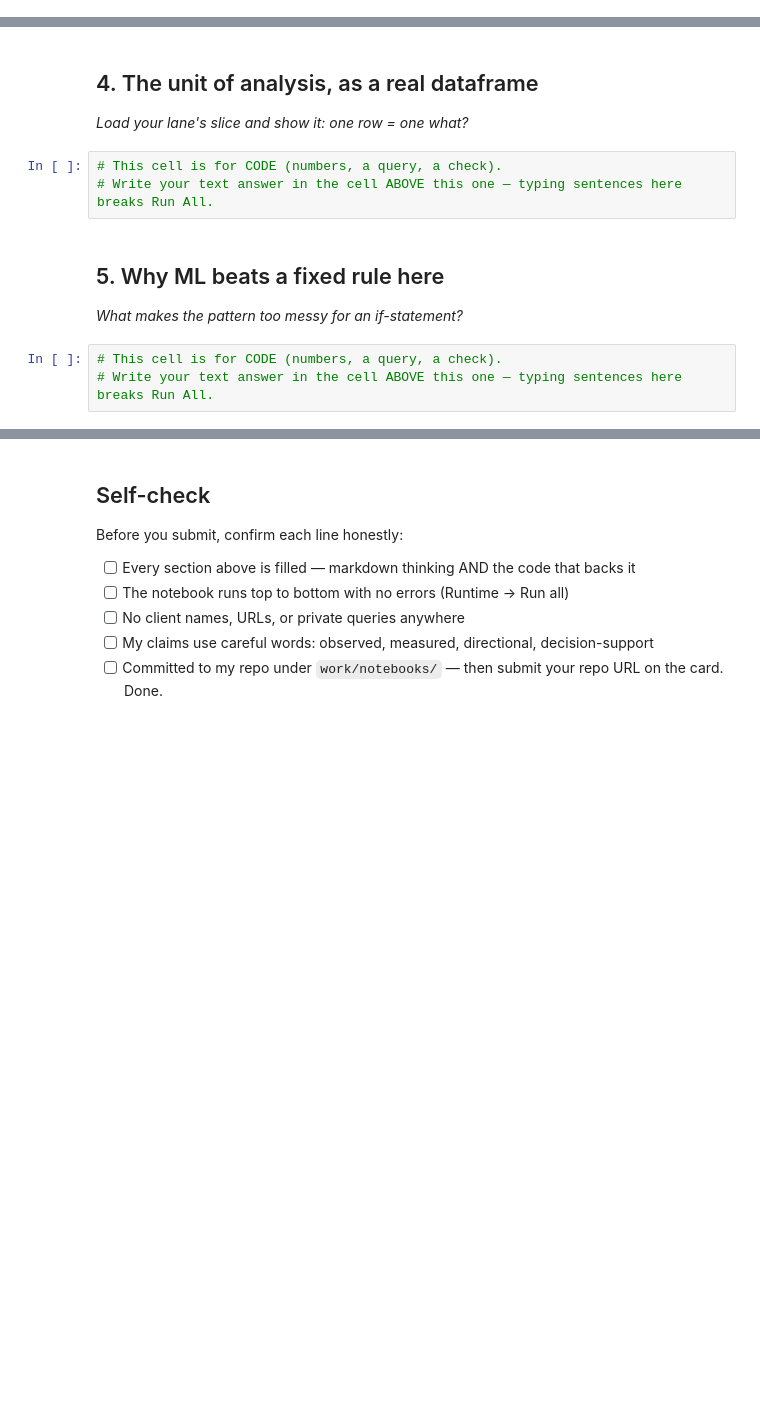
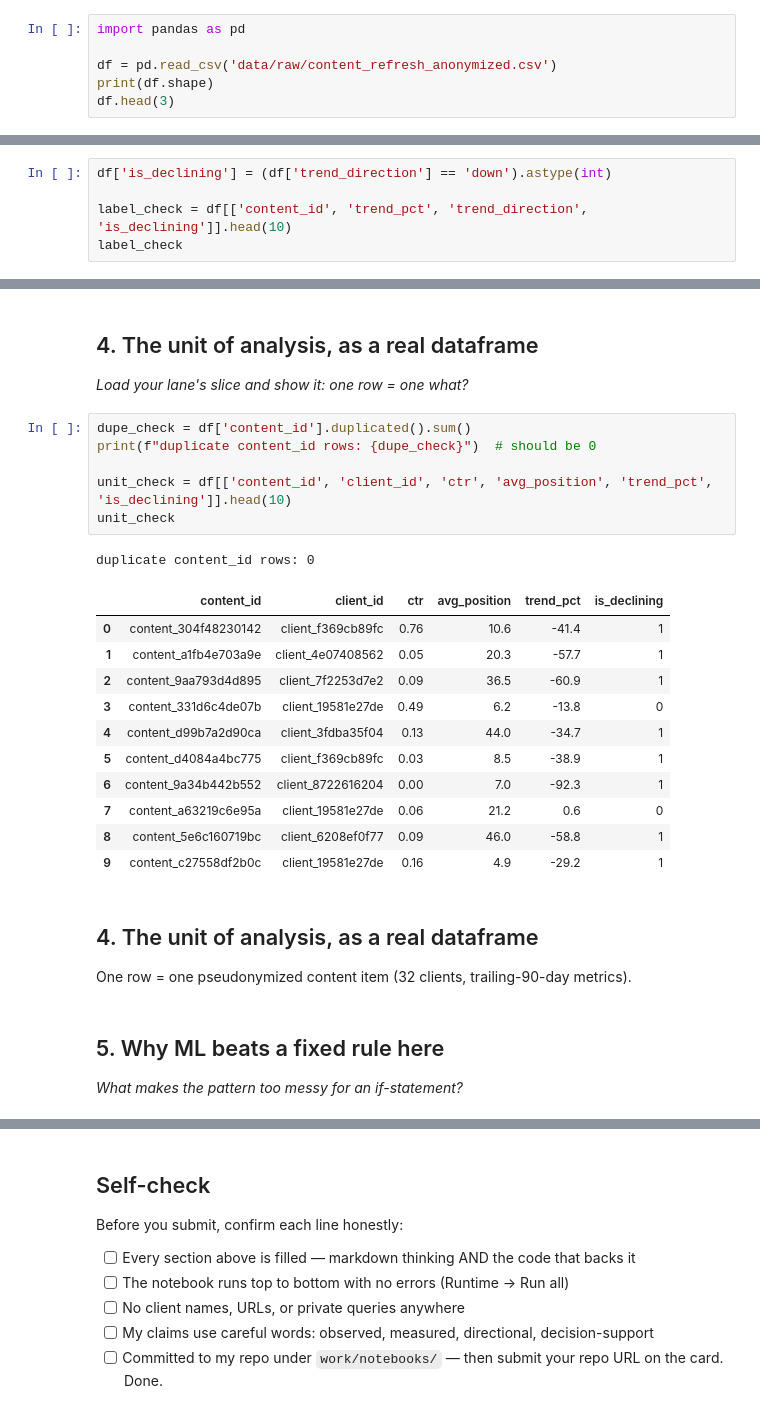
Before and after one commit to abdulmanan2728/flyrank-ml-internship-starter, a Jupyter notebook: work/notebooks/w02_ml_task_framing.ipynb, the cells around one changed output, grey strips where cells are left out. Drawn from its saved outputs; the diff is of its cells as text; blank space fills up the shorter version.

```diff
--- a/work/notebooks/w02_ml_task_framing.ipynb
+++ b/work/notebooks/w02_ml_task_framing.ipynb
@@ -15,0 +25,6 @@ This skeleton is yours to fill. Work the sections **in order** — each one has
+# %%
+import pandas as pd
+
+df = pd.read_csv('data/raw/content_refresh_anonymized.csv')
+print(df.shape)
+df.head(3)
@@ -22,0 +75,5 @@ This skeleton is yours to fill. Work the sections **in order** — each one has
+# %%
+df['is_declining'] = (df['trend_direction'] == 'down').astype(int)
+
+label_check = df[['content_id', 'trend_pct', 'trend_direction', 'is_declining']].head(10)
+label_check
@@ -31,13 +126,30 @@ This skeleton is yours to fill. Work the sections **in order** — each one has
 ## 4. The unit of analysis, as a real dataframe
 
 *Load your lane's slice and show it: one row = one what?*
-# %%
-# This cell is for CODE (numbers, a query, a check).
-# Write your text answer in the cell ABOVE this one — typing sentences here breaks Run All.
+# %%
+dupe_check = df['content_id'].duplicated().sum()
+print(f"duplicate content_id rows: {dupe_check}")  # should be 0
+
+unit_check = df[['content_id', 'client_id', 'ctr', 'avg_position', 'trend_pct', 'is_declining']].head(10)
+unit_check
+# %% [output]
+duplicate content_id rows: 0
+|  | content_id | client_id | ctr | avg_position | trend_pct | is_declining |
+| 0 | content_304f48230142 | client_f369cb89fc | 0.76 | 10.6 | -41.4 | 1 |
+| 1 | content_a1fb4e703a9e | client_4e07408562 | 0.05 | 20.3 | -57.7 | 1 |
+| 2 | content_9aa793d4d895 | client_7f2253d7e2 | 0.09 | 36.5 | -60.9 | 1 |
+| 3 | content_331d6c4de07b | client_19581e27de | 0.49 | 6.2 | -13.8 | 0 |
+| 4 | content_d99b7a2d90ca | client_3fdba35f04 | 0.13 | 44.0 | -34.7 | 1 |
+| 5 | content_d4084a4bc775 | client_f369cb89fc | 0.03 | 8.5 | -38.9 | 1 |
+| 6 | content_9a34b442b552 | client_8722616204 | 0.00 | 7.0 | -92.3 | 1 |
+| 7 | content_a63219c6e95a | client_19581e27de | 0.06 | 21.2 | 0.6 | 0 |
+| 8 | content_5e6c160719bc | client_6208ef0f77 | 0.09 | 46.0 | -58.8 | 1 |
+| 9 | content_c27558df2b0c | client_19581e27de | 0.16 | 4.9 | -29.2 | 1 |
+# %% [markdown]
+## 4. The unit of analysis, as a real dataframe
+
+One row = one pseudonymized content item (32 clients, trailing-90-day metrics).
 # %% [markdown]
 ## 5. Why ML beats a fixed rule here
 
 *What makes the pattern too messy for an if-statement?*
-# %%
-# This cell is for CODE (numbers, a query, a check).
-# Write your text answer in the cell ABOVE this one — typing sentences here breaks Run All.
```
Also changed, not shown: parts of 14 cells of this notebook.
